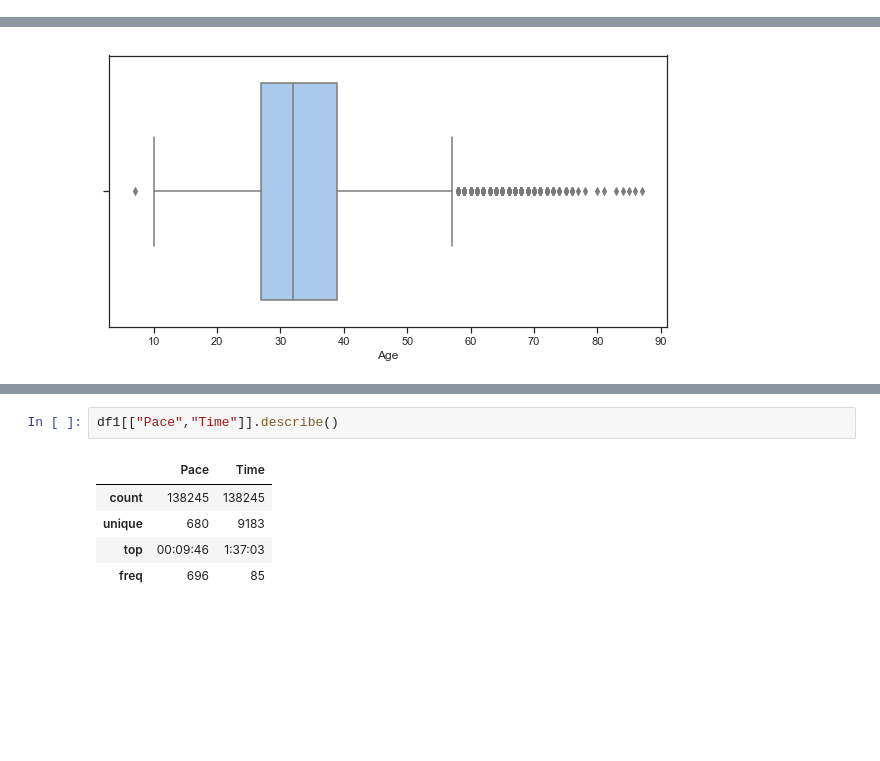
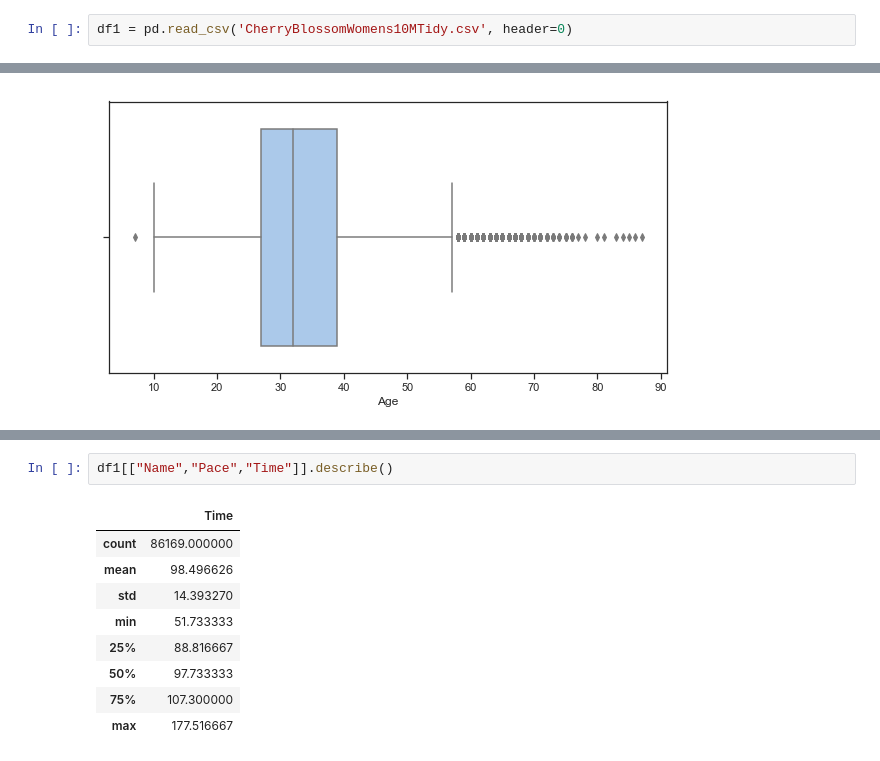
Before and after one commit to dhyanshah/MS7333_QTW, a Jupyter notebook: Case4/Python/CherryBlossomNotebook.ipynb, the cells around one changed output, grey strips where cells are left out. Drawn from its saved outputs; the diff is of its cells as text; blank space fills up the shorter version.

```diff
--- a/Case4/Python/CherryBlossomNotebook.ipynb
+++ b/Case4/Python/CherryBlossomNotebook.ipynb
@@ -177,6 +192,8 @@ df1.head(5)
 df1.to_csv ('CherryBlossomWomens10MTidy.csv', index = False, header=True)
 # %% [markdown]
 # Exploratory Data Analysis
+# %%
+df1 = pd.read_csv('CherryBlossomWomens10MTidy.csv', header=0)
 # %%
 df1 = df1[df1.Year < 2014]
 df1[["Age"]].describe()
@@ -230,8 +333,12 @@ c
 # %%
-df1[["Pace","Time"]].describe()
+df1[["Name","Pace","Time"]].describe()
 # %% [output]
-|  | Pace | Time |
-| count | 138245 | 138245 |
-| unique | 680 | 9183 |
-| top | 00:09:46 | 1:37:03 |
-| freq | 696 | 85 |
+|  | Time |
+| count | 86169.000000 |
+| mean | 98.496626 |
+| std | 14.393270 |
+| min | 51.733333 |
+| 25% | 88.816667 |
+| 50% | 97.733333 |
+| 75% | 107.300000 |
+| max | 177.516667 |
```
Also changed, not shown: parts of 39 cells of this notebook.
